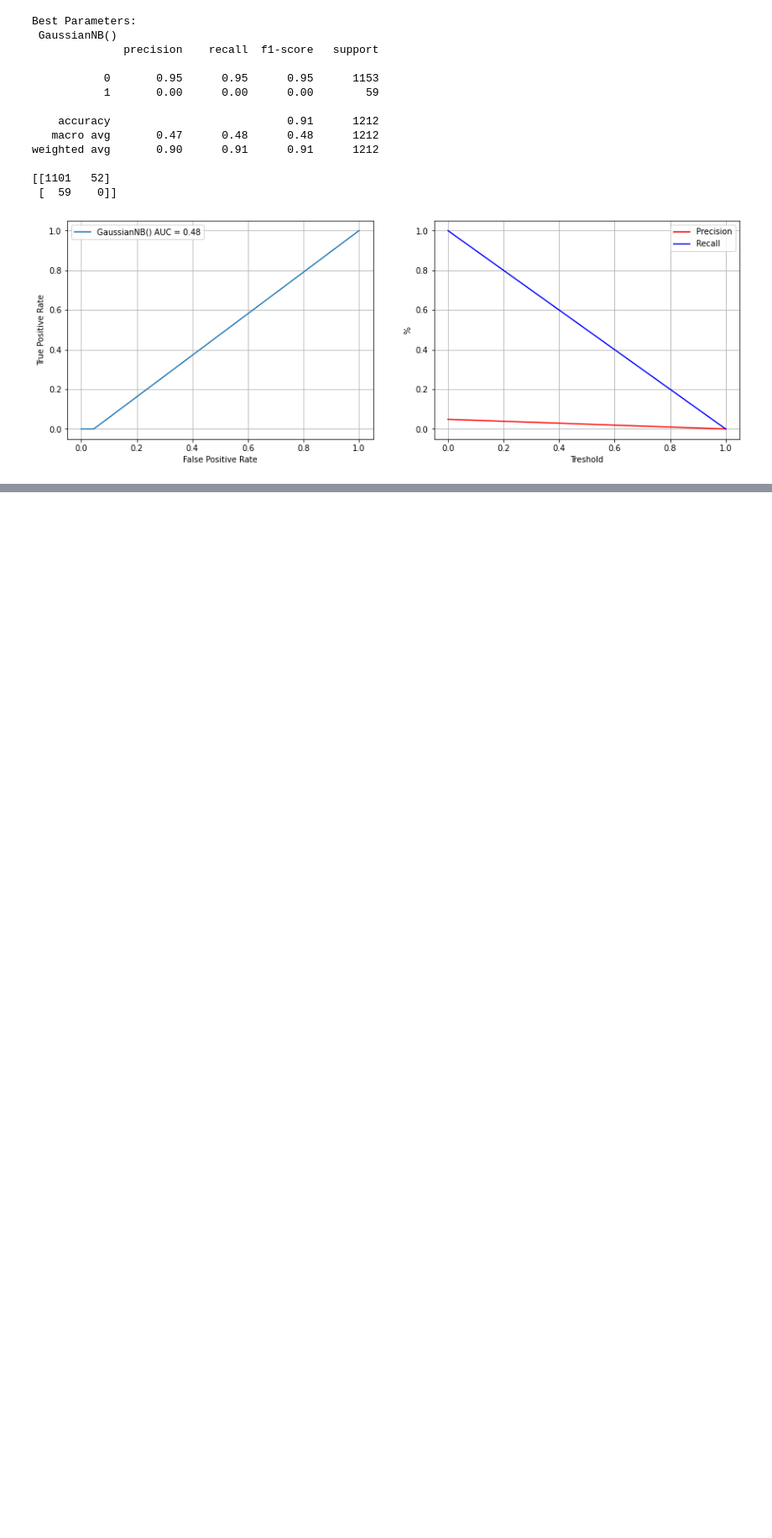
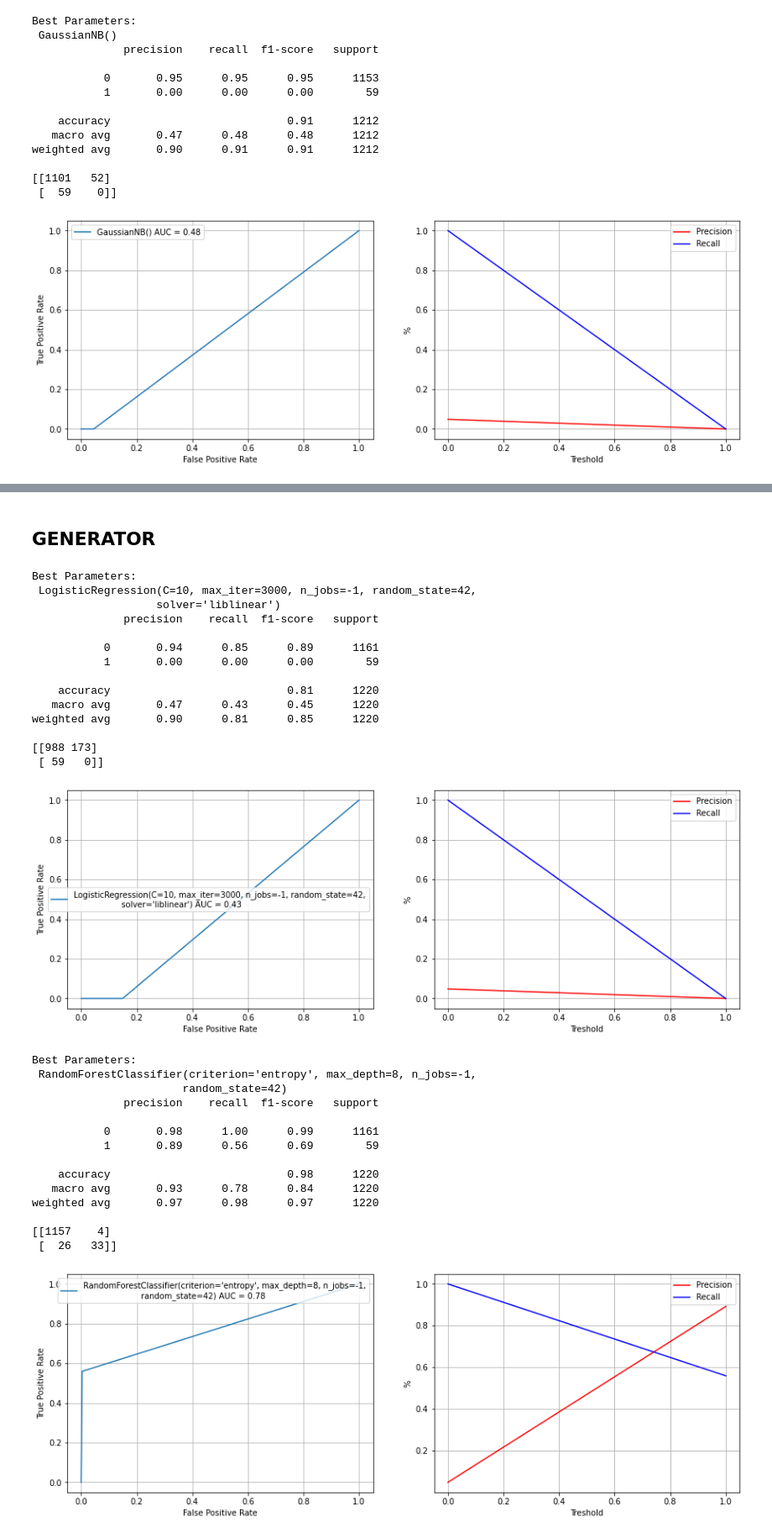
Before and after one commit to GGC17/htw, a Jupyter notebook: notebooks/model_bin_class.ipynb, the cells around one changed output, grey strips where cells are left out. Shown at 84% size. Cells and saved outputs as stored; diff of their text form; code cells hidden in the pictures; blank space fills up the shorter version.

```diff
--- a/notebooks/model_bin_class.ipynb
+++ b/notebooks/model_bin_class.ipynb
@@ -939,0 +949,64 @@ weighted avg       0.90      0.91      0.91      1212
+# %% [markdown]
+## GENERATOR
+# %%
+generator_train_2 = generator_train[['Turbine_ID', 'Date','TTF', 'Failure','Gen_RPM_Max', 'Gen_RPM_Min', 'Gen_RPM_Avg',
+                                    'Gen_RPM_Std', 'Gen_Phase1_Temp_Avg', 'Gen_Phase2_Temp_Avg', 'Gen_Phase3_Temp_Avg',
+                                    'Gen_SlipRing_Temp_Avg', 'Gen_RPM_Max_av', 'Gen_RPM_Min_av', 'Gen_RPM_Avg_av',
+                                    'Gen_RPM_Std_av', 'Gen_Phase1_Temp_Avg_av', 'Gen_Phase2_Temp_Avg_av',
+                                    'Gen_Phase3_Temp_Avg_av', 'Gen_SlipRing_Temp_Avg_av', 'Gen_RPM_Max_sd', 'Gen_RPM_Min_sd',
+                                    'Gen_RPM_Avg_sd', 'Gen_RPM_Std_sd', 'Gen_Phase1_Temp_Avg_sd', 'Gen_Phase2_Temp_Avg_sd',
+                                    'Gen_Phase3_Temp_Avg_sd', 'Gen_SlipRing_Temp_Avg_sd']]
+generator_test_2 = generator_test[['Turbine_ID', 'Date','TTF', 'Failure','Gen_RPM_Max', 'Gen_RPM_Min', 'Gen_RPM_Avg',
+                                  'Gen_RPM_Std', 'Gen_Phase1_Temp_Avg', 'Gen_Phase2_Temp_Avg', 'Gen_Phase3_Temp_Avg',
+                                  'Gen_SlipRing_Temp_Avg', 'Gen_RPM_Max_av', 'Gen_RPM_Min_av', 'Gen_RPM_Avg_av',
+                                  'Gen_RPM_Std_av', 'Gen_Phase1_Temp_Avg_av', 'Gen_Phase2_Temp_Avg_av',
+                                  'Gen_Phase3_Temp_Avg_av', 'Gen_SlipRing_Temp_Avg_av', 'Gen_RPM_Max_sd', 'Gen_RPM_Min_sd',
+                                  'Gen_RPM_Avg_sd', 'Gen_RPM_Std_sd', 'Gen_Phase1_Temp_Avg_sd', 'Gen_Phase2_Temp_Avg_sd',
+                                  'Gen_Phase3_Temp_Avg_sd', 'Gen_SlipRing_Temp_Avg_sd']]
+# %%
+# Scale
+X_train_gen_2, X_test_gen_2 = scale(generator_train_2, generator_test_2)
+# %%
+# Define target and Data Augmentation on training data
+y_train_gen_2 = generator_train['Failure']
+y_test_gen_2 = generator_test['Failure']
+X_train_gen_2, y_train_gen_2 = data_aug(X_train_gen_2, y_train_gen_2)
+# %%
+clf_logreg_gen_2, pred_logreg_gen_2 = logreg(X_train_gen_2, X_test_gen_2, y_train_gen_2, y_test_gen_2)
+clf_rfc_gen_2, pred_rfc_gen_2 = rfc(X_train_gen_2, X_test_gen_2, y_train_gen_2, y_test_gen_2)
+clf_gbc_gen_2, pred_gbc_gen_2 = gbc(X_train_gen_2, X_test_gen_2, y_train_gen_2, y_test_gen_2)
+clf_knn_gen_2, pred_knn_gen_2 = knn(X_train_gen_2, X_test_gen_2, y_train_gen_2, y_test_gen_2)
+clf_abc_gen_2, pred_abc_gen_2 = abc(X_train_gen_2, X_test_gen_2, y_train_gen_2, y_test_gen_2)
+clf_svc_gen_2, pred_svc_gen_2 = svc(X_train_gen_2, X_test_gen_2, y_train_gen_2, y_test_gen_2)
+clf_gnb_gen_2, pred_gnb_gen_2 = gnb(X_train_gen_2, X_test_gen_2, y_train_gen_2, y_test_gen_2)
+# %% [output]
+Best Parameters:
+ LogisticRegression(C=10, max_iter=3000, n_jobs=-1, random_state=42,
+                   solver='liblinear')
+              precision    recall  f1-score   support
+
+           0       0.94      0.85      0.89      1161
+           1       0.00      0.00      0.00        59
+
+    accuracy                           0.81      1220
+   macro avg       0.47      0.43      0.45      1220
+weighted avg       0.90      0.81      0.85      1220
+
+[[988 173]
+ [ 59   0]]
+[figure, added]
+Best Parameters:
+ RandomForestClassifier(criterion='entropy', max_depth=8, n_jobs=-1,
+                       random_state=42)
+              precision    recall  f1-score   support
+
+           0       0.98      1.00      0.99      1161
+           1       0.89      0.56      0.69        59
+
+    accuracy                           0.98      1220
+   macro avg       0.93      0.78      0.84      1220
+weighted avg       0.97      0.98      0.97      1220
+
+[[1157    4]
+ [  26   33]]
+[figure, added]
```
Also changed, not shown: parts of 43 cells of this notebook.
